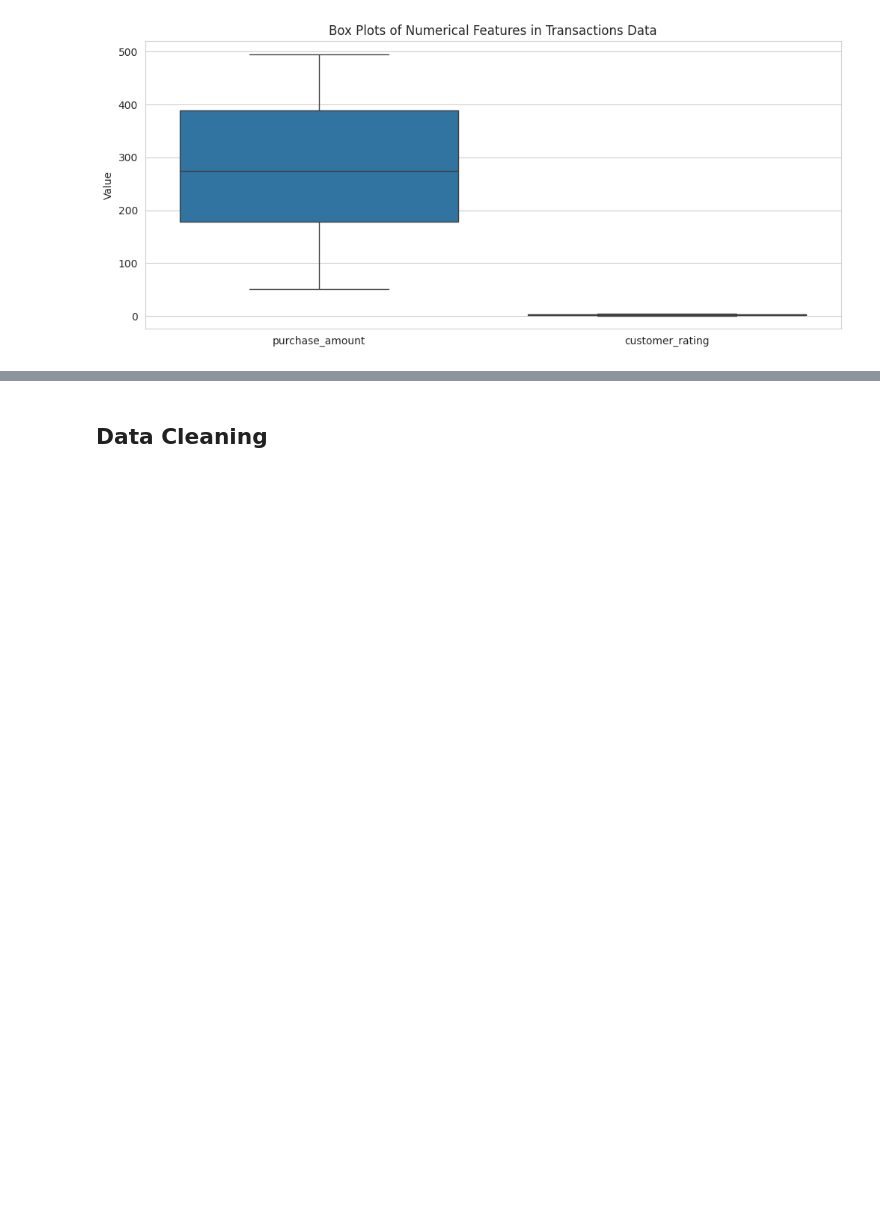
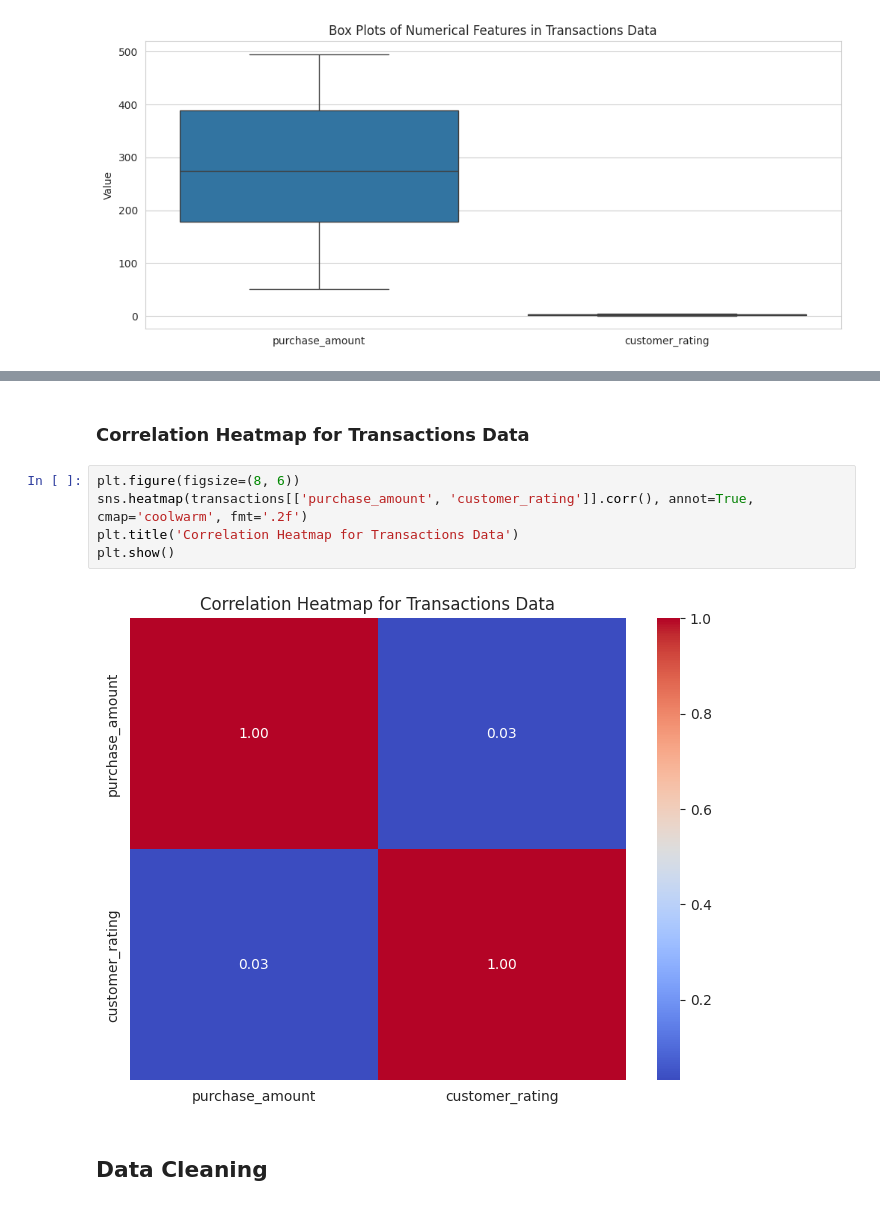
Before and after one commit to DavBelM/Multimodal_Data_Preprocessing, a Jupyter notebook: Formative2.ipynb, the cells around one changed output, grey strips where cells are left out. Drawn from its saved outputs; the diff is of its cells as text; blank space fills up the shorter version.

```diff
--- a/Formative2.ipynb
+++ b/Formative2.ipynb
@@ -161,3 +170,12 @@ plt.show()
+# %% [markdown]
+### Correlation Heatmap for Transactions Data
+# %%
+plt.figure(figsize=(8, 6))
+sns.heatmap(transactions[['purchase_amount', 'customer_rating']].corr(), annot=True, cmap='coolwarm', fmt='.2f')
+plt.title('Correlation Heatmap for Transactions Data')
+plt.show()
+# %% [output]
+[figure, added]
 # %% [markdown]
 ## Data Cleaning
 # %% [markdown]
```
Also changed, not shown: parts of 2 cells of this notebook.
